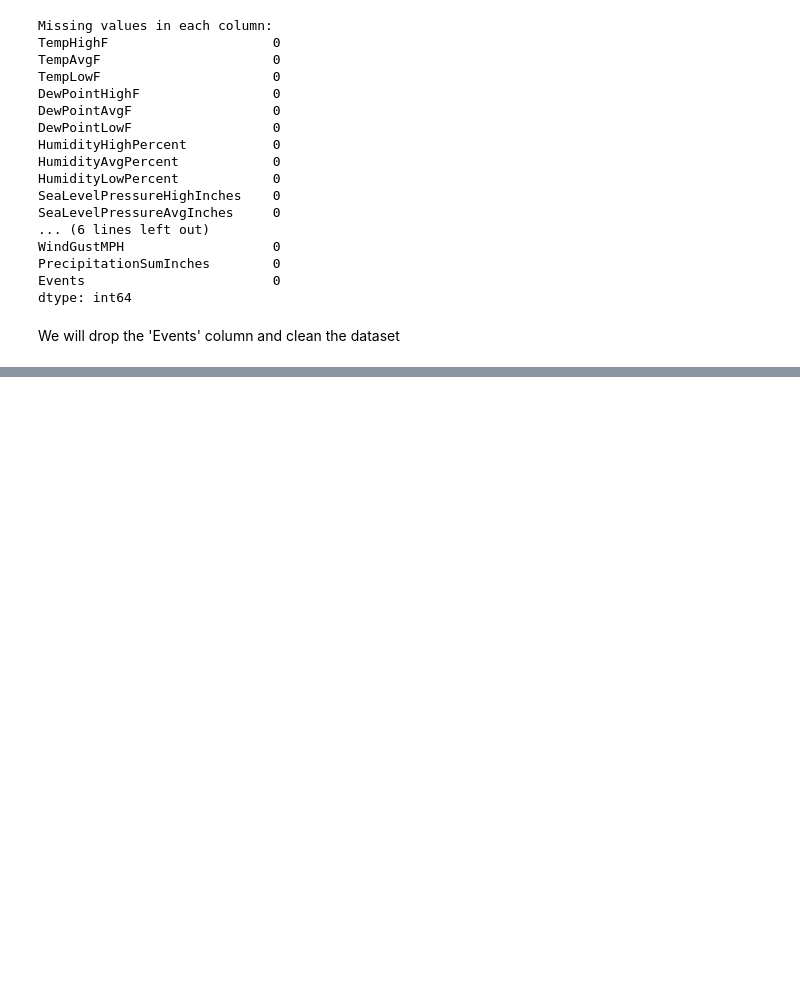
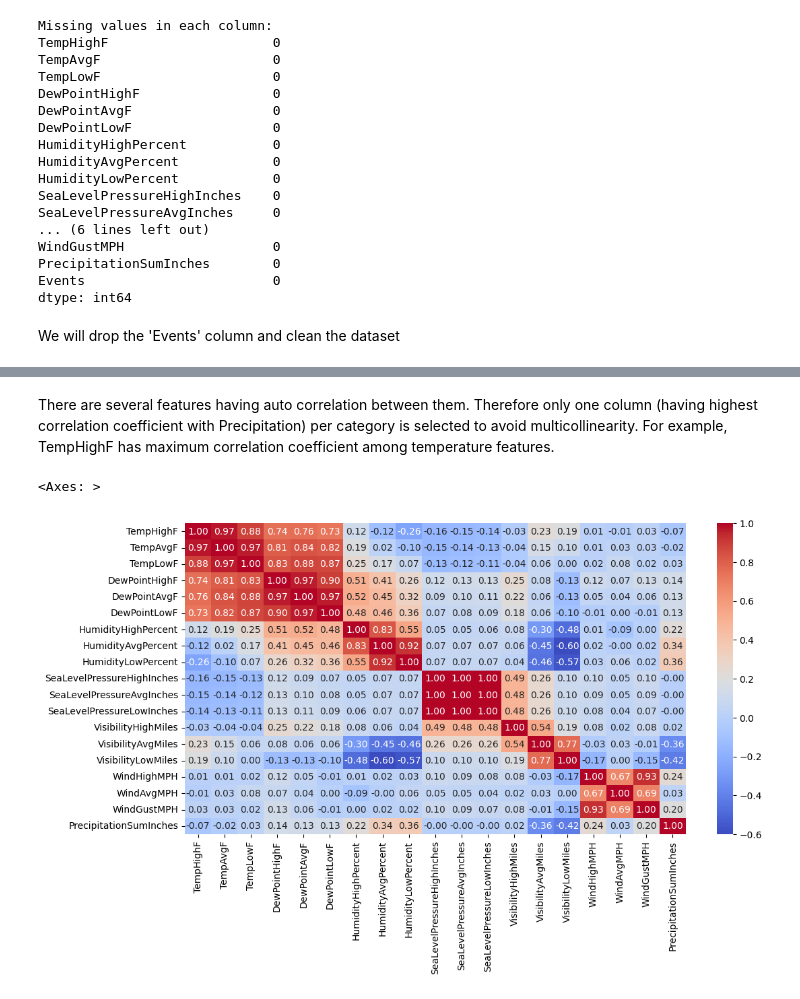
Before and after one commit to Vyomkesh-Vyas/rainfall-prediction, a Jupyter notebook: Rainfall Prediction.ipynb, the cells around one changed output, grey strips where cells are left out. Cells and saved outputs as stored; diff of their text form; code cells hidden in the pictures; blank space fills up the shorter version.

```diff
--- a/Rainfall Prediction.ipynb
+++ b/Rainfall Prediction.ipynb
@@ -132,0 +120,9 @@ The precipitation vs attributes trend graph:
+# %% [markdown]
+There are several features having auto correlation between them. Therefore only one column (having highest correlation coefficient with Precipitation) per category is selected to avoid multicollinearity. For example, TempHighF has maximum correlation coefficient among temperature features.
+# %%
+# Plotting the correlation matrix
+plt.figure(figsize=(12, 6))
+sns.heatmap(aw_df.corr(), annot=True, cmap='coolwarm', fmt='.2f')
+# %% [output]
+<Axes: >
+[figure, added]
```
Also changed, not shown: parts of 15 cells of this notebook, 1 other file.
